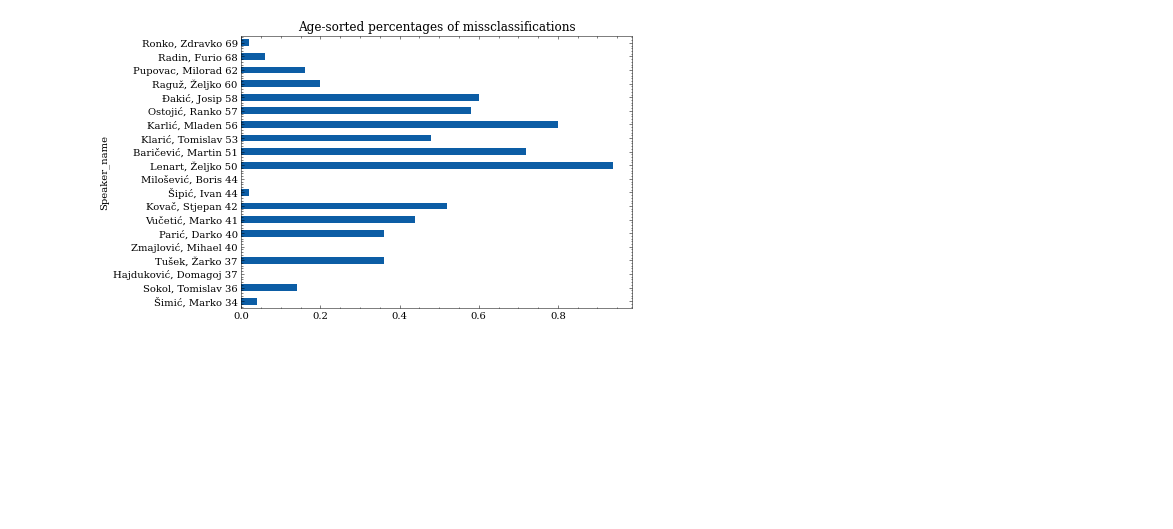
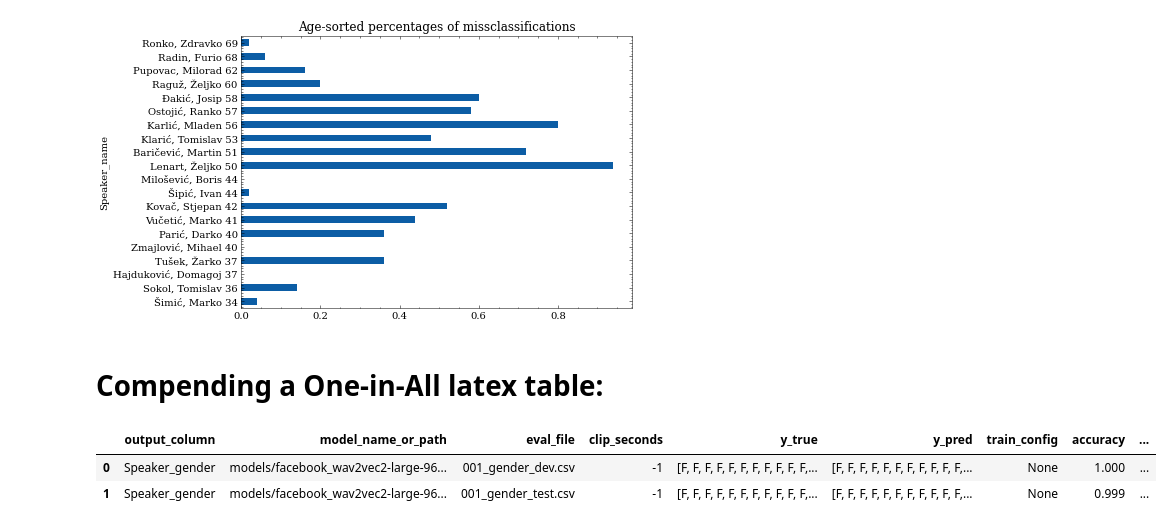
Before and after one commit to 5roop/task11, a Jupyter notebook: 011_analysis.ipynb, the cells around one changed output. Saved outputs shown, nothing was run; the diff lists cells and outputs as text; code cells hidden in the pictures; blank space fills up the shorter version.

```diff
--- a/011_analysis.ipynb
+++ b/011_analysis.ipynb
@@ -245,3 +245,11 @@ plt.savefig(fname+".png")
 plt.show()
 # %% [output]
 [figure]
+# %% [markdown]
+# Compending a One-in-All latex table:
+# %%
+df.head(2)
+# %% [output]
+|  | output_column | model_name_or_path | eval_file | clip_seconds | y_true | y_pred | train_config | accuracy | ... |
+| 0 | Speaker_gender | models/facebook_wav2vec2-large-96... | 001_gender_dev.csv | -1 | [F, F, F, F, F, F, F, F, F, F, F,... | [F, F, F, F, F, F, F, F, F, F, F,... | None | 1.000 | ... |
+| 1 | Speaker_gender | models/facebook_wav2vec2-large-96... | 001_gender_test.csv | -1 | [F, F, F, F, F, F, F, F, F, F, F,... | [F, F, F, F, F, F, F, F, F, F, F,... | None | 0.999 | ... |
```
Also changed, not shown: parts of 1 cell of this notebook.
